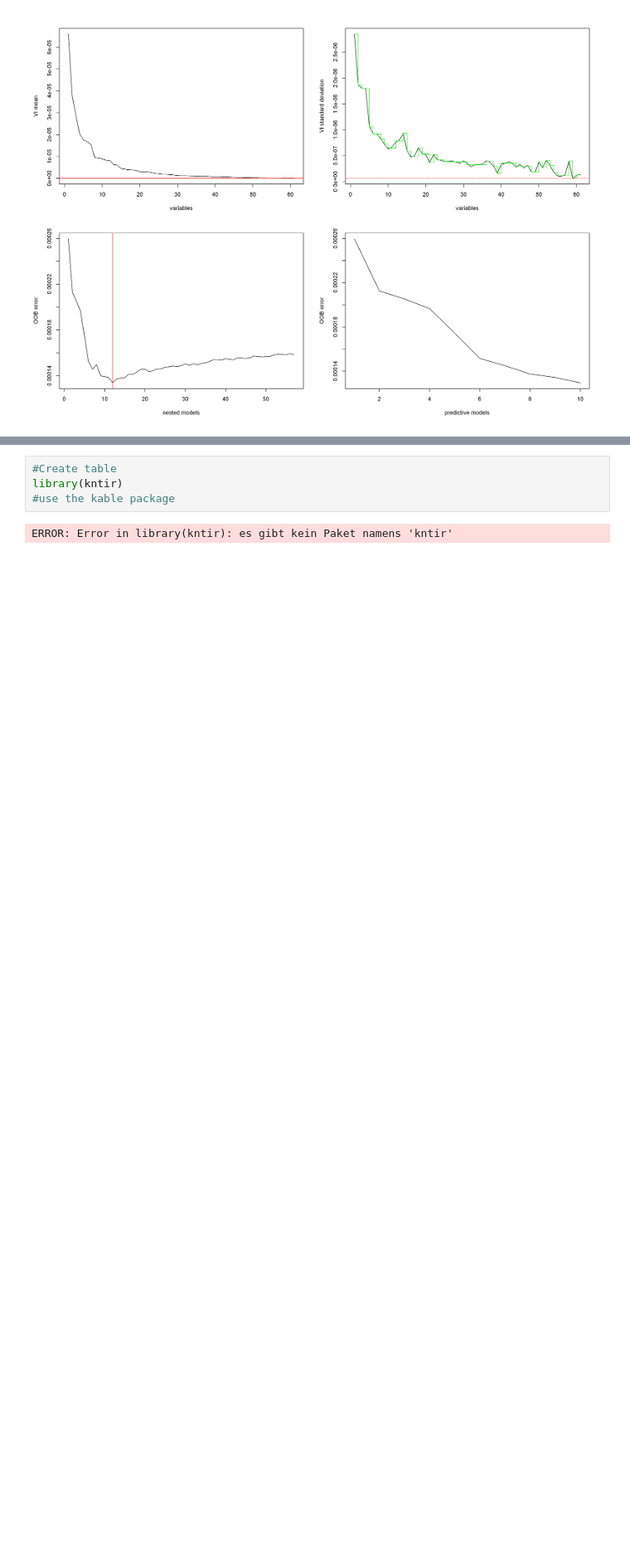
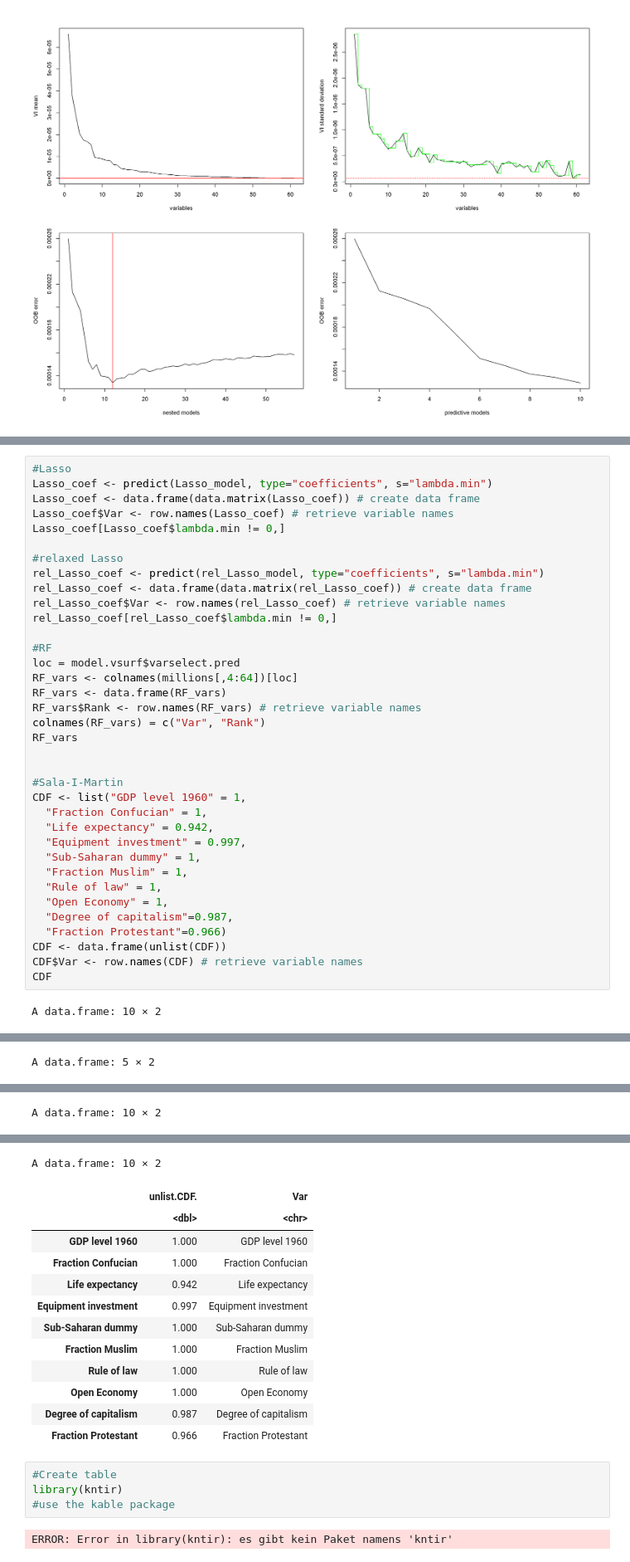
Before and after one commit to pcschreiber1/LASSO_RF_for_Macro, a Jupyter notebook: Main_Notebook.ipynb, the cells around one changed output, grey strips where cells are left out. Shown at 83% size. Saved outputs shown, nothing was run; the diff lists cells and outputs as text; blank space fills up the shorter version.

Commit message:
Creating tabel of selected variables
Set-up procedure for identifying and ordering variables selected by the procedure

```diff
--- a/Main_Notebook.ipynb
+++ b/Main_Notebook.ipynb
@@ -526,0 +464,38 @@ A data.frame: 1 × 10
+# %%
+#Lasso
+Lasso_coef <- predict(Lasso_model, type="coefficients", s="lambda.min")
+Lasso_coef <- data.frame(data.matrix(Lasso_coef)) # create data frame
+Lasso_coef$Var <- row.names(Lasso_coef) # retrieve variable names
+Lasso_coef[Lasso_coef$lambda.min != 0,]
+
+#relaxed Lasso
+rel_Lasso_coef <- predict(rel_Lasso_model, type="coefficients", s="lambda.min")
+rel_Lasso_coef <- data.frame(data.matrix(rel_Lasso_coef)) # create data frame
+rel_Lasso_coef$Var <- row.names(rel_Lasso_coef) # retrieve variable names
+rel_Lasso_coef[rel_Lasso_coef$lambda.min != 0,]
+
+#RF
+loc = model.vsurf$varselect.pred
+RF_vars <- colnames(millions[,4:64])[loc]
+RF_vars <- data.frame(RF_vars)
+RF_vars$Rank <- row.names(RF_vars) # retrieve variable names
+colnames(RF_vars) = c("Var", "Rank")
+RF_vars
+
+
+#Sala-I-Martin
+CDF <- list("GDP level 1960" = 1,
+  "Fraction Confucian" = 1,
+  "Life expectancy" = 0.942,
+  "Equipment investment" = 0.997,
+  "Sub-Saharan dummy" = 1,
+  "Fraction Muslim" = 1,
+  "Rule of law" = 1,
+  "Open Economy" = 1,
+  "Degree of capitalism"=0.987,
+  "Fraction Protestant"=0.966)
+CDF <- data.frame(unlist(CDF))
+CDF$Var <- row.names(CDF) # retrieve variable names
+CDF
+# %% [output]
+A data.frame: 10 × 2
@@ -526,0 +514 @@ A data.frame: 1 × 10
+A data.frame: 5 × 2
@@ -526,0 +522 @@ A data.frame: 1 × 10
+A data.frame: 10 × 2
@@ -527,3 +535,16 @@ A data.frame: 1 × 10
+A data.frame: 10 × 2
+|  | unlist.CDF. | Var |
+|  | <dbl> | <chr> |
+| GDP level 1960 | 1.000 | GDP level 1960 |
+| Fraction Confucian | 1.000 | Fraction Confucian |
+| Life expectancy | 0.942 | Life expectancy |
+| Equipment investment | 0.997 | Equipment investment |
+| Sub-Saharan dummy | 1.000 | Sub-Saharan dummy |
+| Fraction Muslim | 1.000 | Fraction Muslim |
+| Rule of law | 1.000 | Rule of law |
+| Open Economy | 1.000 | Open Economy |
+| Degree of capitalism | 0.987 | Degree of capitalism |
+| Fraction Protestant | 0.966 | Fraction Protestant |
 # %%
 #Create table
 library(kntir)
```
Also changed, not shown: parts of 7 cells of this notebook.
